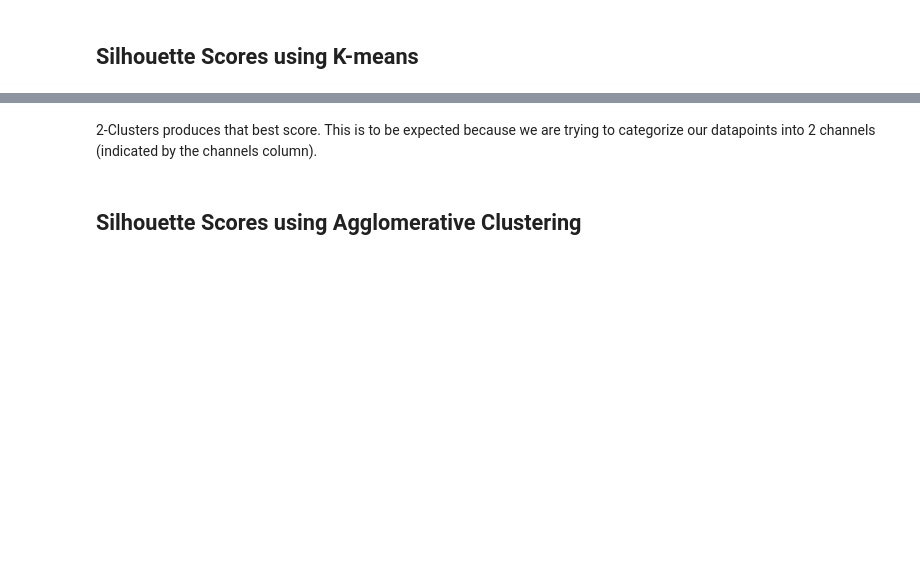
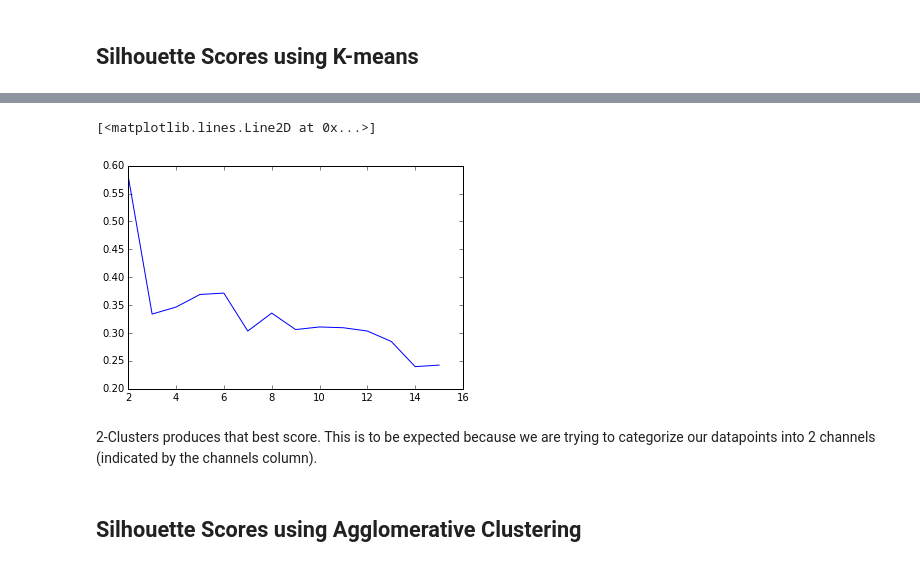
Before and after one commit to chc610/DAT_SF_18, a Jupyter notebook: homework/Assignment_6/Assignment_6.ipynb, the cells around one changed output, grey strips where cells are left out. Saved outputs shown, nothing was run; the diff lists cells and outputs as text; code cells hidden in the pictures; blank space fills up the shorter version.

```diff
--- a/homework/Assignment_6/Assignment_6.ipynb
+++ b/homework/Assignment_6/Assignment_6.ipynb
@@ -109,3 +102,8 @@ show(p)
+# %%
+plt.plot(range(2,16),scores)
+# %% [output]
+[<matplotlib.lines.Line2D at 0x...>]
+[figure, added]
 # %% [markdown]
 2-Clusters produces that best score. This is to be expected because we are trying to categorize our datapoints into 2 channels (indicated by the channels column).
 # %% [markdown]
```
Also changed, not shown: parts of 5 cells of this notebook.
